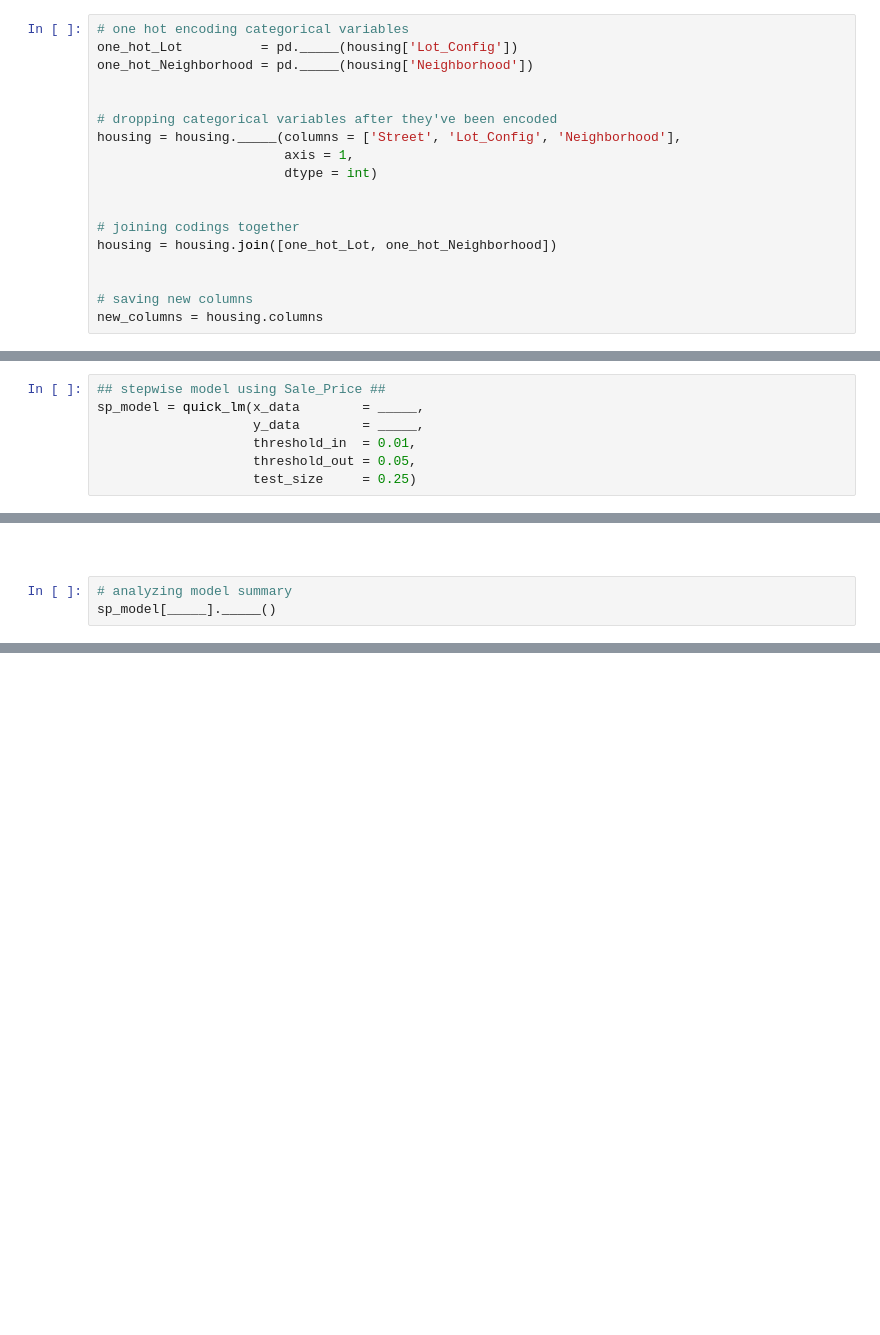
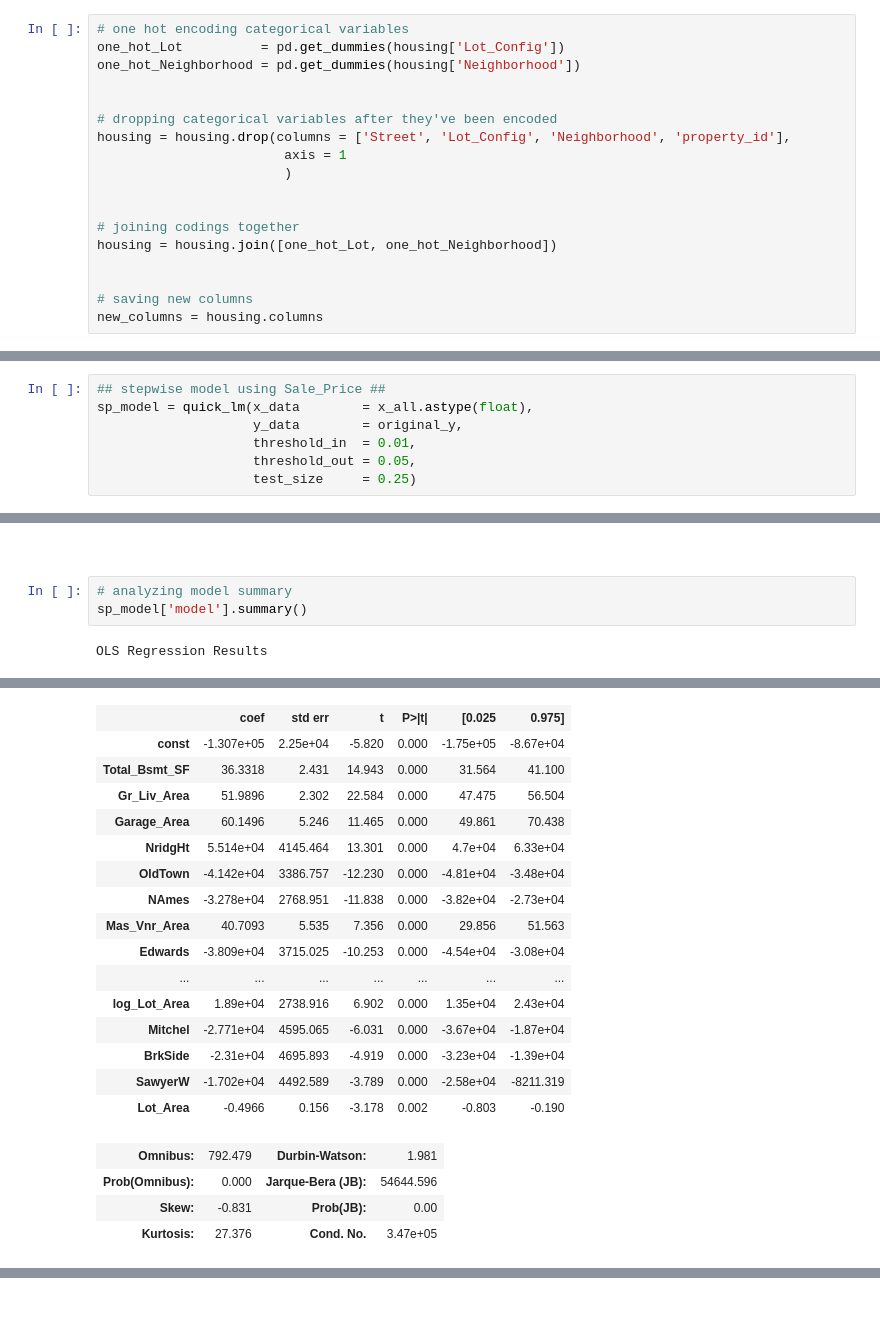
Before and after one commit to mmushonga09-cloud/Computational-Analytics, a Jupyter notebook: Script 03 - Feature Engineering - Guided.ipynb, the cells around one changed output, grey strips where cells are left out. Cells and saved outputs as stored; diff of their text form; blank space fills up the shorter version.

```diff
--- a/Script 03 - Feature Engineering - Guided.ipynb
+++ b/Script 03 - Feature Engineering - Guided.ipynb
@@ -772,14 +805,14 @@ categorical_boxplots(response = 'Sale_Price',
 <strong>a)</strong> Fill in the blanks below to one hot encode each categorical feature using <em>get_dummies(&nbsp;)</em>. Then, remove the original categorical features using <em>drop(&nbsp;)</em>. Finally, merge the one hot encoded data with the original dataset using <em>join(&nbsp;)</em>. Note that running the following code more than once will generate an error because it is dropping the original categorical features.
 # %%
 # one hot encoding categorical variables
-one_hot_Lot          = pd._____(housing['Lot_Config'])
-one_hot_Neighborhood = pd._____(housing['Neighborhood'])
+one_hot_Lot          = pd.get_dummies(housing['Lot_Config'])
+one_hot_Neighborhood = pd.get_dummies(housing['Neighborhood'])
 
 
 # dropping categorical variables after they've been encoded
-housing = housing._____(columns = ['Street', 'Lot_Config', 'Neighborhood'],
-                        axis = 1,
-                        dtype = int)
+housing = housing.drop(columns = ['Street', 'Lot_Config', 'Neighborhood', 'property_id'],
+                        axis = 1
+                        )
 
 
 # joining codings together
@@ -890,8 +956,8 @@ help(quick_lm)
 <br>
 # %%
 ## stepwise model using Sale_Price ##
-sp_model = quick_lm(x_data        = _____,
-                    y_data        = _____,
+sp_model = quick_lm(x_data        = x_all.astype(float),
+                    y_data        = original_y,
                     threshold_in  = 0.01,
                     threshold_out = 0.05,
                     test_size     = 0.25)
@@ -899,4 +986,6 @@ sp_model = quick_lm(x_data        = _____,
 <br>
 # %%
 # analyzing model summary
-sp_model[_____]._____()
+sp_model['model'].summary()
+# %% [output]
+OLS Regression Results
@@ -902,0 +1001,20 @@ sp_model[_____]._____()
+|  | coef | std err | t | P>|t| | [0.025 | 0.975] |
+| const | -1.307e+05 | 2.25e+04 | -5.820 | 0.000 | -1.75e+05 | -8.67e+04 |
+| Total_Bsmt_SF | 36.3318 | 2.431 | 14.943 | 0.000 | 31.564 | 41.100 |
+| Gr_Liv_Area | 51.9896 | 2.302 | 22.584 | 0.000 | 47.475 | 56.504 |
+| Garage_Area | 60.1496 | 5.246 | 11.465 | 0.000 | 49.861 | 70.438 |
+| NridgHt | 5.514e+04 | 4145.464 | 13.301 | 0.000 | 4.7e+04 | 6.33e+04 |
+| OldTown | -4.142e+04 | 3386.757 | -12.230 | 0.000 | -4.81e+04 | -3.48e+04 |
+| NAmes | -3.278e+04 | 2768.951 | -11.838 | 0.000 | -3.82e+04 | -2.73e+04 |
+| Mas_Vnr_Area | 40.7093 | 5.535 | 7.356 | 0.000 | 29.856 | 51.563 |
+| Edwards | -3.809e+04 | 3715.025 | -10.253 | 0.000 | -4.54e+04 | -3.08e+04 |
+| ... | ... | ... | ... | ... | ... | ... |
+| log_Lot_Area | 1.89e+04 | 2738.916 | 6.902 | 0.000 | 1.35e+04 | 2.43e+04 |
+| Mitchel | -2.771e+04 | 4595.065 | -6.031 | 0.000 | -3.67e+04 | -1.87e+04 |
+| BrkSide | -2.31e+04 | 4695.893 | -4.919 | 0.000 | -3.23e+04 | -1.39e+04 |
+| SawyerW | -1.702e+04 | 4492.589 | -3.789 | 0.000 | -2.58e+04 | -8211.319 |
+| Lot_Area | -0.4966 | 0.156 | -3.178 | 0.002 | -0.803 | -0.190 |
+| Omnibus: | 792.479 | Durbin-Watson: | 1.981 |
+| Prob(Omnibus): | 0.000 | Jarque-Bera (JB): | 54644.596 |
+| Skew: | -0.831 | Prob(JB): | 0.00 |
+| Kurtosis: | 27.376 | Cond. No. | 3.47e+05 |
```
Also changed, not shown: parts of 13 cells of this notebook.
